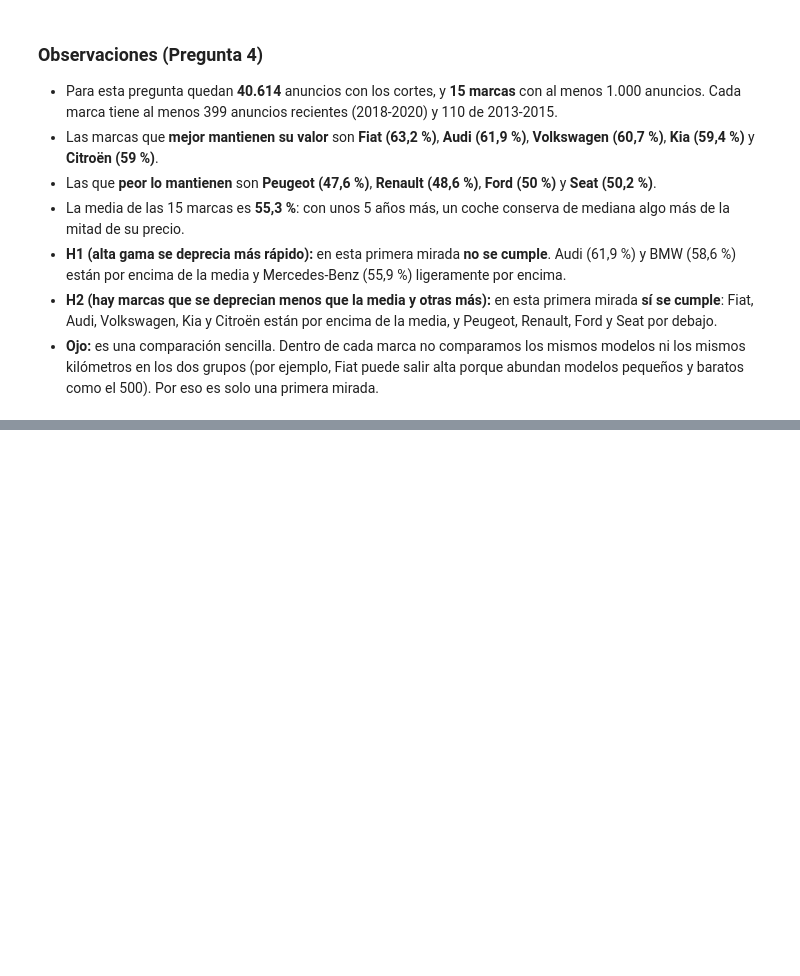
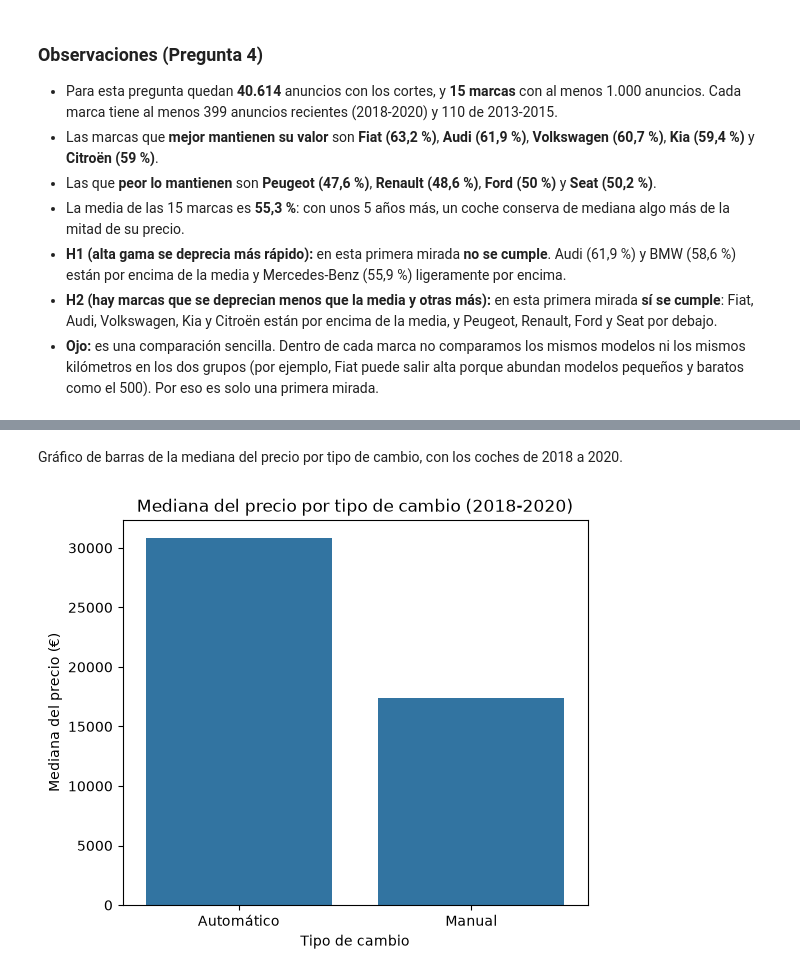
Before and after one commit to rusamen86/tfm-p1-precio-coches, a Jupyter notebook: notebooks/02b_preguntas_eda.ipynb, the cells around one changed output, grey strips where cells are left out. Cells and saved outputs as stored; diff of their text form; code cells hidden in the pictures; blank space fills up the shorter version.

```diff
--- a/notebooks/02b_preguntas_eda.ipynb
+++ b/notebooks/02b_preguntas_eda.ipynb
@@ -443,0 +552,12 @@ Valor retenido medio de las marcas (%): 55.3
+# %% [markdown]
+Gráfico de barras de la mediana del precio por tipo de cambio, con los coches de 2018 a 2020.
+# %%
+plt.figure(figsize=(6, 5))
+sns.barplot(x=cambio_recientes.index, y=cambio_recientes['mediana_precio'])
+plt.title('Mediana del precio por tipo de cambio (2018-2020)')
+plt.xlabel('Tipo de cambio')
+plt.ylabel('Mediana del precio (€)')
+plt.savefig('../outputs/figures/08_mediana_precio_por_cambio.png', bbox_inches='tight')
+plt.show()
+# %% [output]
+[figure, added]
```
Also changed, not shown: parts of 16 cells of this notebook, 2 other files.
